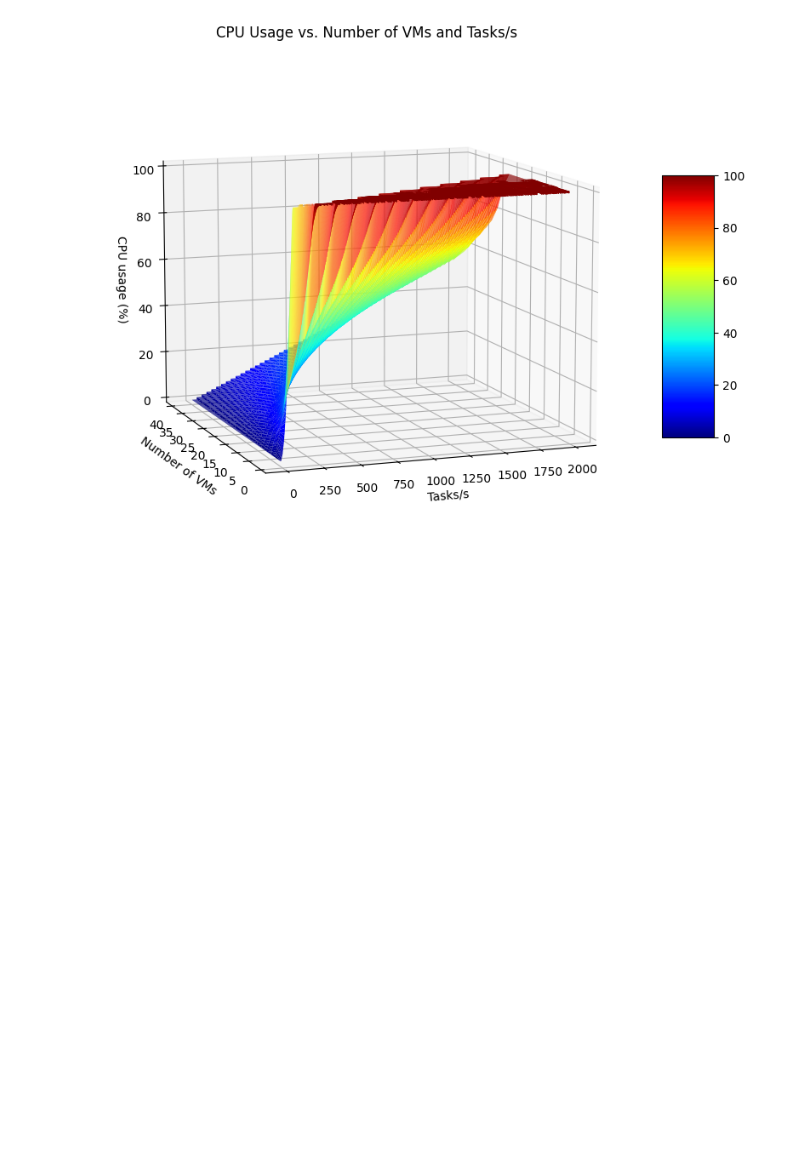
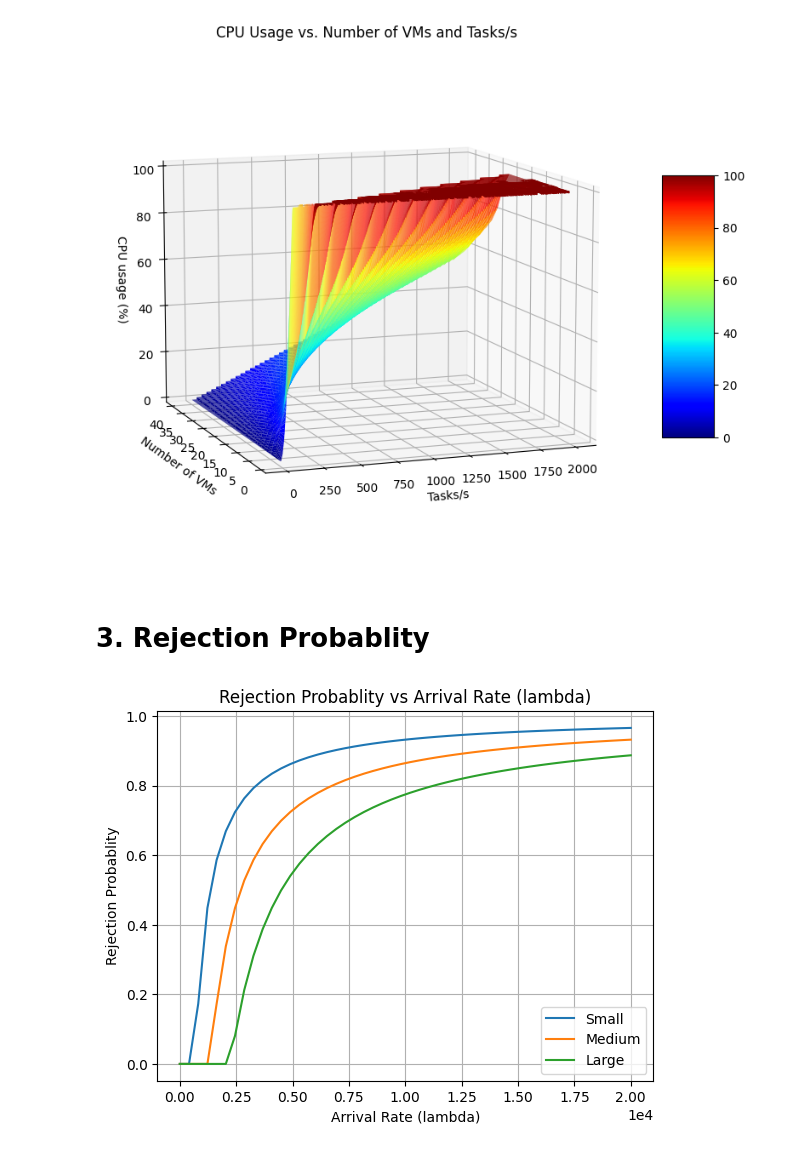
Before and after one commit to sivasurya16/adaptive-workload-management, a Jupyter notebook: analysis/analysis.ipynb, the cells around one changed output. Saved outputs shown, nothing was run; the diff lists cells and outputs as text; code cells hidden in the pictures; blank space fills up the shorter version.

Commit message:
Added Energy Consumption and Rejection Probablity

```diff
--- a/analysis/analysis.ipynb
+++ b/analysis/analysis.ipynb
@@ -51,7 +51,7 @@ def compute_rejection_probablity(lambda_i, N, m, mu_i, K):
 # 1. CPU Usage vs Arrival Rate
 # %%
 # no of physical machine, no of VM in physical machine, maximum queue capacity per VM
-N, m, K = 10, 15, 100
+N, M, K = 10, 15, 100
 service_rate = (45, 90, 150)
 
 lambda_values = np.linspace(0, 2*10**4, 100).astype(int)
@@ -60,7 +60,7 @@ cpu_usage_values = [[], [], []]
 # Calculate CPU usage for each lambda
 for lambda_i in lambda_values:
     for i, mu_i in enumerate(service_rate):
-        cpu_usage = compute_cpu_usage(lambda_i, N, m, mu_i, K)*100
+        cpu_usage = compute_cpu_usage(lambda_i, N, M, mu_i, K)*100
         cpu_usage_values[i].append(cpu_usage)
 # %%
 # CPU Usage vs Arrival Rate (lambda)
@@ -93,8 +93,8 @@ Z = np.zeros_like(X)
 for i in range(X.shape[0]):
     for j in range(X.shape[1]):
         lambda_i = int(X[i, j])
-        m = int(Y[i, j])
-        cpu_usage = compute_cpu_usage(lambda_i, 1, m, service_rate[1], K) * 100
+        m_3d = int(Y[i, j])
+        cpu_usage = compute_cpu_usage(lambda_i, 1, m_3d, service_rate[1], K) * 100
         Z[i, j] = cpu_usage
 # %%
 # Create the 3D plot
@@ -119,3 +119,29 @@ fig.colorbar(surf, shrink=0.5, aspect=5)
 plt.show()
 # %% [output]
 [figure]
+# %% [markdown]
+# 3. Rejection Probablity
+# %%
+lambda_values = np.linspace(0, 2*10**4, 50).astype(int)
+rejection_probablity = [[], [], []]
+
+# Calculate CPU usage for each lambda
+for lambda_i in lambda_values:
+    for i, mu_i in enumerate(service_rate):
+        # keep N as 1 as we care about only vms
+        rejection = compute_rejection_probablity(lambda_i, 1, M, mu_i, K)
+        rejection_probablity[i].append(rejection)
+# %%
+# Plot the graph
+plt.plot(lambda_values, rejection_probablity[0], label="Small")
+plt.plot(lambda_values, rejection_probablity[1], label="Medium")
+plt.plot(lambda_values, rejection_probablity[2], label="Large")
+plt.xlabel("Arrival Rate (lambda)")
+plt.ticklabel_format(style='sci', axis='x', scilimits=(0,0))
+plt.ylabel("Rejection Probablity")
+plt.title("Rejection Probablity vs Arrival Rate (lambda)")
+plt.grid(True)
+plt.legend()
+plt.show()
+# %% [output]
+[figure, added]
```
Also changed, not shown: parts of 8 cells of this notebook, 2 other files.
